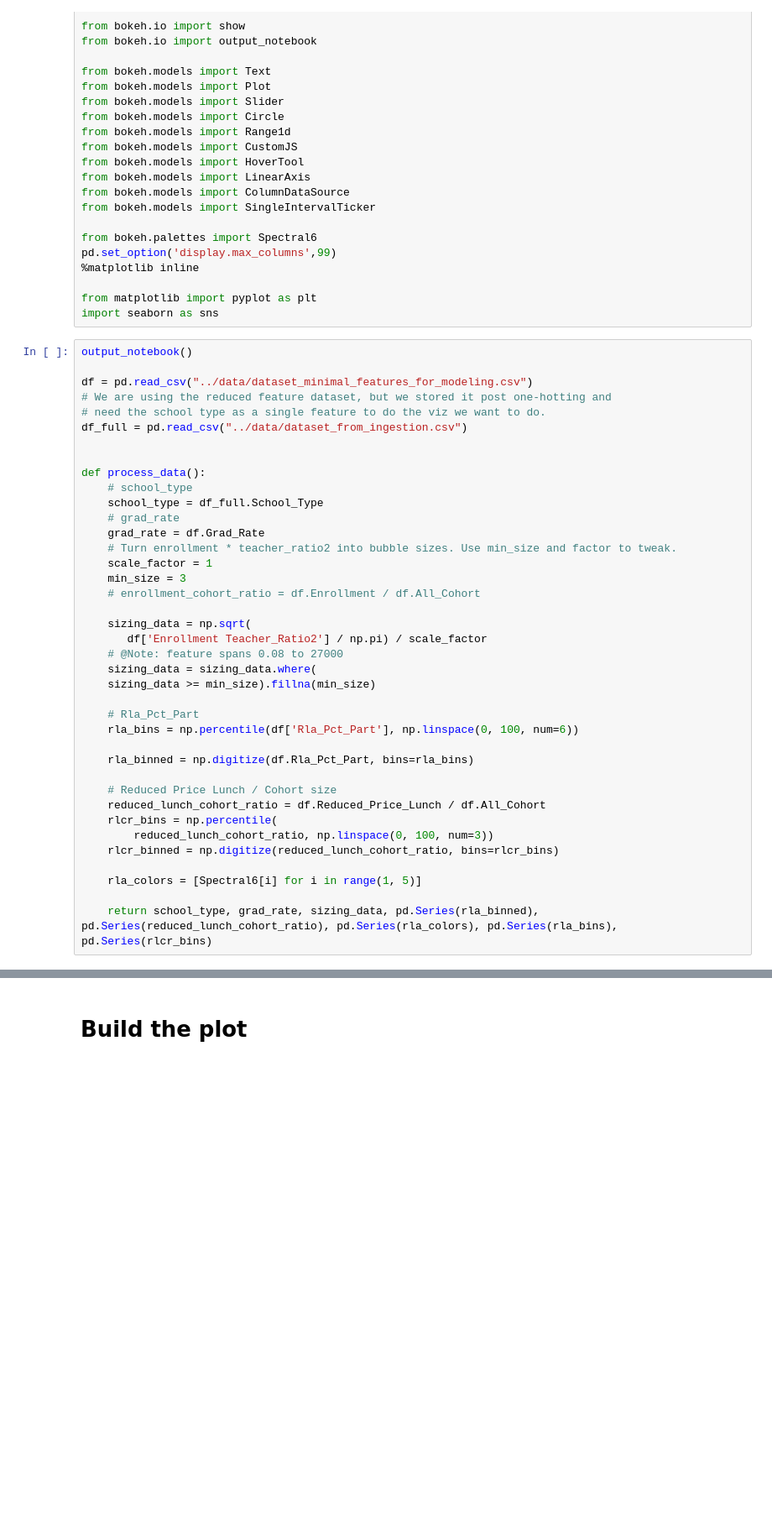
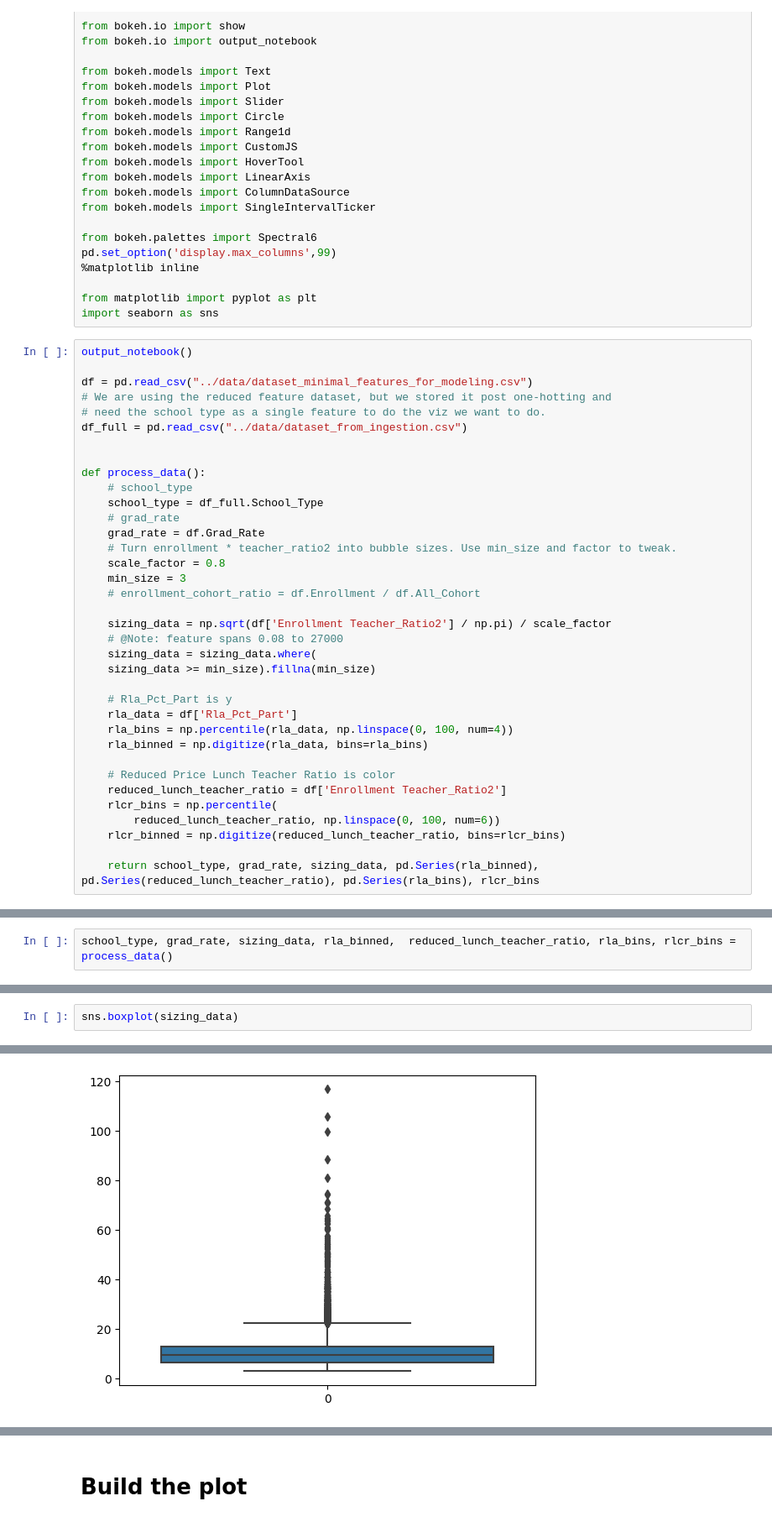
Before and after one commit to georgetown-analytics/student-outcomes, a Jupyter notebook: 5_Visualization/bokeh_slider_viz.ipynb, the cells around one changed output, grey strips where cells are left out. Shown at 84% size. Drawn from its saved outputs; the diff is of its cells as text; blank space fills up the shorter version.

```diff
--- a/5_Visualization/bokeh_slider_viz.ipynb
+++ b/5_Visualization/bokeh_slider_viz.ipynb
@@ -42,30 +42,27 @@ def process_data():
     # grad_rate
     grad_rate = df.Grad_Rate
     # Turn enrollment * teacher_ratio2 into bubble sizes. Use min_size and factor to tweak.
-    scale_factor = 1
+    scale_factor = 0.8
     min_size = 3
     # enrollment_cohort_ratio = df.Enrollment / df.All_Cohort
 
-    sizing_data = np.sqrt(
-       df['Enrollment Teacher_Ratio2'] / np.pi) / scale_factor
+    sizing_data = np.sqrt(df['Enrollment Teacher_Ratio2'] / np.pi) / scale_factor
     # @Note: feature spans 0.08 to 27000
     sizing_data = sizing_data.where(
     sizing_data >= min_size).fillna(min_size)
 
-    # Rla_Pct_Part
-    rla_bins = np.percentile(df['Rla_Pct_Part'], np.linspace(0, 100, num=6))
+    # Rla_Pct_Part is y
+    rla_data = df['Rla_Pct_Part']
+    rla_bins = np.percentile(rla_data, np.linspace(0, 100, num=4))
+    rla_binned = np.digitize(rla_data, bins=rla_bins)
 
-    rla_binned = np.digitize(df.Rla_Pct_Part, bins=rla_bins)
+    # Reduced Price Lunch Teacher Ratio is color
+    reduced_lunch_teacher_ratio = df['Enrollment Teacher_Ratio2']
+    rlcr_bins = np.percentile(
+        reduced_lunch_teacher_ratio, np.linspace(0, 100, num=6))
+    rlcr_binned = np.digitize(reduced_lunch_teacher_ratio, bins=rlcr_bins)
 
-    # Reduced Price Lunch / Cohort size
-    reduced_lunch_cohort_ratio = df.Reduced_Price_Lunch / df.All_Cohort
-    rlcr_bins = np.percentile(
-        reduced_lunch_cohort_ratio, np.linspace(0, 100, num=3))
-    rlcr_binned = np.digitize(reduced_lunch_cohort_ratio, bins=rlcr_bins)
-
-    rla_colors = [Spectral6[i] for i in range(1, 5)]
-
-    return school_type, grad_rate, sizing_data, pd.Series(rla_binned),  pd.Series(reduced_lunch_cohort_ratio), pd.Series(rla_colors), pd.Series(rla_bins), pd.Series(rlcr_bins)
+    return school_type, grad_rate, sizing_data, pd.Series(rla_binned),  pd.Series(reduced_lunch_teacher_ratio), pd.Series(rla_bins), rlcr_bins
 # %% [output]
 [interactive output not drawn]
 [interactive output not drawn]
@@ -83,0 +69,2 @@ del vars_tup
+# %%
+school_type, grad_rate, sizing_data, rla_binned,  reduced_lunch_teacher_ratio, rla_bins, rlcr_bins = process_data()
@@ -83,0 +81,3 @@ del vars_tup
+# %%
+sns.boxplot(sizing_data)
+# %% [output]
@@ -83,0 +85 @@ del vars_tup
+[figure, added]
```
Also changed, not shown: parts of 20 cells of this notebook.
